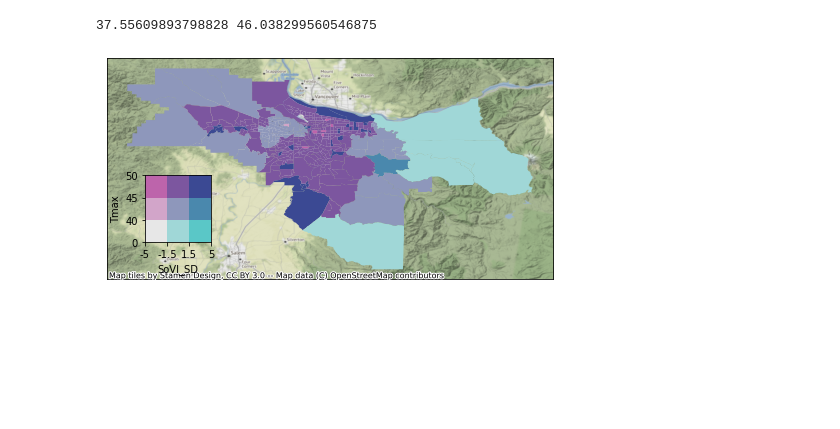
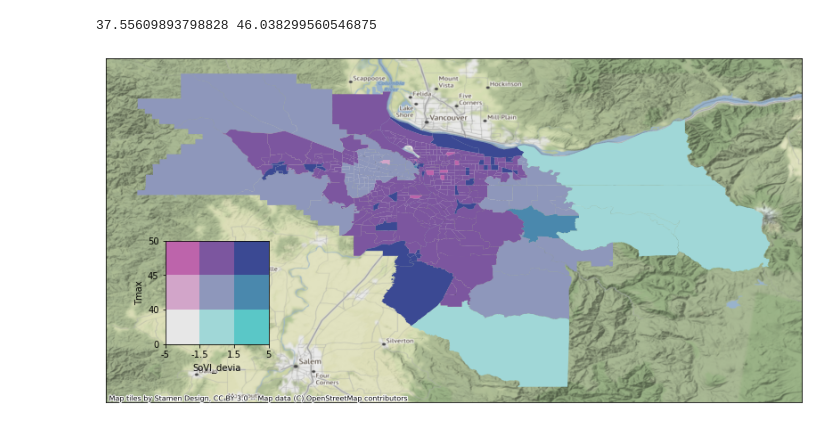
Before and after one commit to ming80302/Innovator, a Jupyter notebook: bivariant_chor_3color.ipynb, the cells around one changed output. Cells and saved outputs as stored; diff of their text form; code cells hidden in the pictures; blank space fills up the shorter version.

```diff
--- a/bivariant_chor_3color.ipynb
+++ b/bivariant_chor_3color.ipynb
@@ -108,0 +111,15 @@ for attr, label in label_dict.items():
+# %%
+label_dict = {'sovi': 'SoVI'}
+
+alpha = 1
+
+for attr, label in label_dict.items():
+    fig, ax = plt.subplots(1,1, figsize=(14,16))
+    shp_gpd.loc[shp_gpd[attr] >= -100].plot(attr, ax=ax, alpha=1, legend=True,
+             legend_kwds={'label':label, 'orientation':'horizontal', 'shrink': 0.5, 'pad': 0.03, 'alpha':alpha})
+    shp_gpd.plot(ice_1d, ax=ax, hatch='//', alpha=0)
+
+    _ = ax.set_xticks([])
+    _ = ax.set_yticks([])
+
+plt.savefig('sovi.pdf', dpi=dpi, bbox_inches='tight')
@@ -223,8 +242,8 @@ print(arr_1d.min(), arr_1d.max())
 # %% [output]
 37.55609893798828 46.038299560546875
 # %%
-fig, ax = plt.subplots(1,1, figsize=(8,10))
-attr = 'sovi'
+fig, ax = plt.subplots(1,1, figsize=(14,16))
+attr = 'sovi_devia'
 
 percentile_bounds_x = [-1.5, 1.5, 5]
 #percentile_bounds_x = [-5, 0, 12]
@@ -233,32 +252,34 @@ percentile_bounds_y = [40, 45, 50]
 shp_gpd['color_bivariate'] = [get_bivariate_choropleth_color(p1, p2, percentile_bounds_x, percentile_bounds_y) for p1,p2 in zip(shp_gpd['sovi_devia'].values, arr_1d)]
 shp_gpd.plot(ax=ax, color=shp_gpd['color_bivariate'], alpha=alpha, legend=False)
 
 cx.add_basemap(ax = ax, crs=shp_gpd.crs) #, source=cx.providers.Stamen.TonerLite)
 ax.set_xticks([])
 ax.set_yticks([])
 
 ### now create inset legend
 ax = ax.inset_axes([0.01,0.17,0.3,0.3])
 ax.set_aspect('equal', adjustable='box')
 count = 0
 xticks = [-5]
 yticks = [0]
 for i,percentile_bound_p1 in enumerate(percentile_bounds_x):
     for j,percentile_bound_p2 in enumerate(percentile_bounds_y):
         percentileboxes = [Rectangle((i,j), 1, 1)]
         pc = PatchCollection(percentileboxes, facecolor=colorlist[count], alpha=alpha)
         count += 1
         ax.add_collection(pc)
         if i == 0:
             yticks.append(percentile_bound_p2)
     xticks.append(percentile_bound_p1)
 
 _=ax.set_xlim([0,len(percentile_bounds_x)])
 _=ax.set_ylim([0,len(percentile_bounds_y)])
 
 _=ax.set_xticks(list(range(len(percentile_bounds_x)+1)), xticks)
-_=ax.set_xlabel('SoVI_SD')
+_=ax.set_xlabel('SoVI_devia')
 _=ax.set_yticks(list(range(len(percentile_bounds_y)+1)), yticks)
 _=ax.set_ylabel('Tmax')
+
+plt.savefig('sovi_devia_tmax.pdf', dpi=dpi, bbox_inches='tight')
 # %% [output]
-[figure, old version]
+[figure, new version]
```
Also changed, not shown: parts of 5 cells of this notebook, 4 other files.
